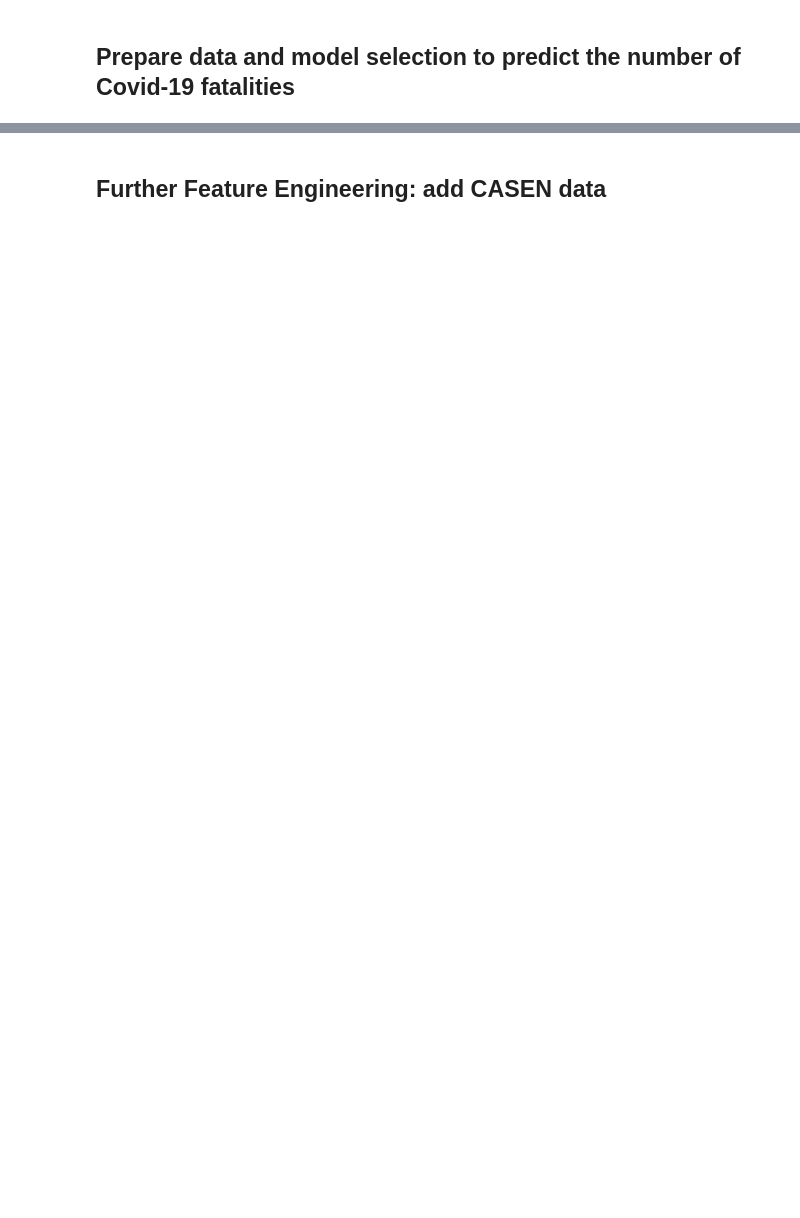
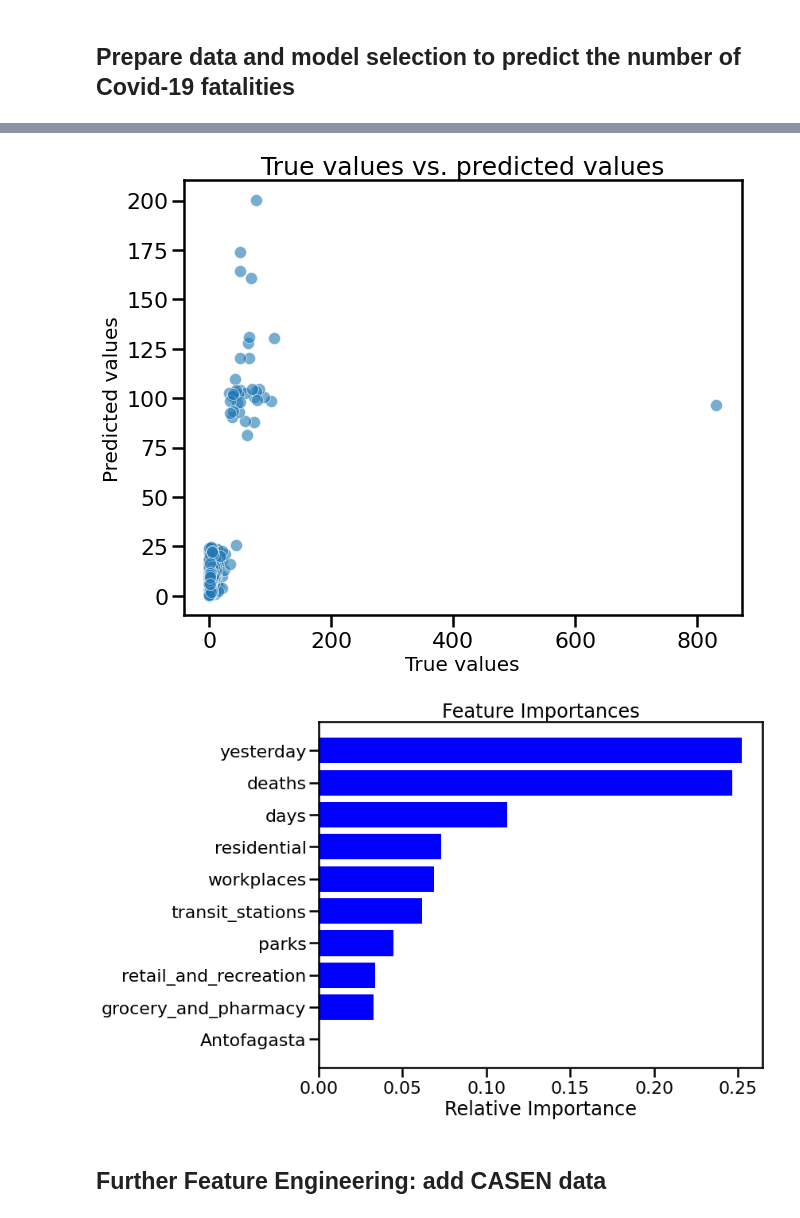
Before and after one commit to muellermax/Covid-Chile-Prediction, a Jupyter notebook: Covid Chile Prediction.ipynb, the cells around one changed output, grey strips where cells are left out. Cells and saved outputs as stored; diff of their text form; code cells hidden in the pictures; blank space fills up the shorter version.

```diff
--- a/Covid Chile Prediction.ipynb
+++ b/Covid Chile Prediction.ipynb
@@ -1070,7 +1089,7 @@ def plot_model_performance(model, X_train, X_test, y_test, m):
 
     # Scatterplot of true values vs. predicted values
     fix, ax = plt.subplots(figsize = (10,8))
-    sns.scatterplot(y_true, y_pred)
+    sns.scatterplot(y_true, y_pred, alpha = 0.6)
     plt.title('True values vs. predicted values', fontsize = 25)
     plt.xlabel('True values', fontsize = 20)
     plt.ylabel('Predicted values', fontsize = 20)
@@ -1084,7 +1103,7 @@ def plot_model_performance(model, X_train, X_test, y_test, m):
     fix, ax = plt.subplots(figsize = (10,8))
     indices = np.argsort(imp)
     plt.title('Feature Importances')
-    plt.barh(range(len(indices)), imp[indices], color='b', align='center')
+    plt.barh(range(len(indices)), imp[indices], color='blue', align='center')
     plt.yticks(range(len(indices)), [features[i] for i in indices])
     plt.xlabel('Relative Importance')
     plt.show()
@@ -1124,14 +1152,14 @@ plot_model_performance(model_cases_casen, X_train_casen, X_test_casen, y_test_ca
 ## Prepare data and model selection to predict the number of Covid-19 fatalities
 # %%
 # Read in data about Covid-19 deaths
-df_melt_mobility = df_all_regions_mobility(deaths_regions, 'deaths', '2020-03-04', '2020-08-07')
+df_mobility_deaths = df_all_regions_mobility(deaths_regions, 'deaths', '2020-03-04', '2020-08-07')
 
 # Some days show negative values for new fatalities (probably corrections), which broke the
 # algorithm before.
-df_melt_mobility = df_melt_mobility[df_melt_mobility['new_deaths'] >= 0]
+df_mobility_deaths = df_mobility_deaths[df_mobility_deaths['new_deaths'] >= 0]
 
 # Get DataFrame with only the num-values
-df_melt_mobility_num = df_melt_mobility.drop('regions', axis = 1)
+df_mobility_deaths_num = df_mobility_deaths.drop('regions', axis = 1)
 
-df_melt_mobility.head()
+df_mobility_deaths_num.head()
 # %% [output]
@@ -1233,0 +1174,2 @@ plt.show()
+# %%
+X_train_deaths, y_train_deaths, X_test_deaths, y_test_deaths = get_train_test_set(df_mobility_deaths_num, 'deaths', '2020-06-30')
@@ -1233,0 +1184,2 @@ plt.show()
+# %%
+model_deaths = find_best_model(X_train_deaths, y_train_deaths, X_test_deaths, y_test_deaths, 12)
@@ -1234,3 +1195,8 @@ plt.show()
+# %%
+plot_model_performance(model_deaths, X_train_deaths, X_test_deaths, y_test_deaths, 10)
+# %% [output]
+[figure, added]
+[figure, added]
 # %% [markdown]
 ## Further Feature Engineering: add CASEN data
 # %%
```
Also changed, not shown: parts of 49 cells of this notebook, 1 other file.
